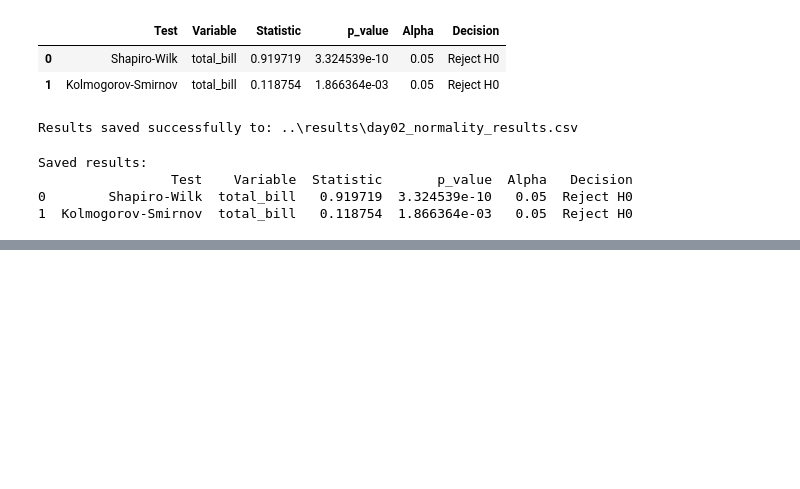
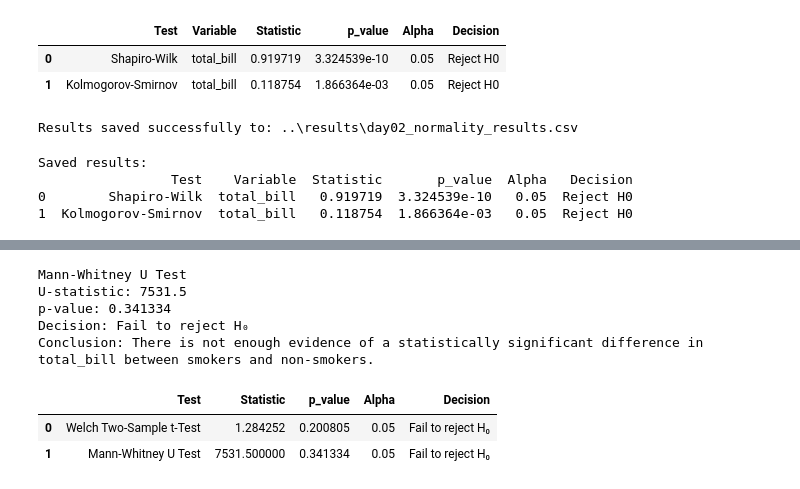
Before and after one commit to shaiksiraj04/RabTech-Academy-Internship, a Jupyter notebook: Task-3/notebooks/Task_3_Statistical_Analysis.ipynb, the cells around one changed output, grey strips where cells are left out. Cells and saved outputs as stored; diff of their text form; code cells hidden in the pictures; blank space fills up the shorter version.

```diff
--- a/Task-3/notebooks/Task_3_Statistical_Analysis.ipynb
+++ b/Task-3/notebooks/Task_3_Statistical_Analysis.ipynb
@@ -255,0 +333,56 @@ Saved results:
+# %%
+# Mann-Whitney U test
+
+u_stat, u_p = stats.mannwhitneyu(
+    smoker_yes,
+    smoker_no,
+    alternative="two-sided"
+)
+
+print("Mann-Whitney U Test")
+print("U-statistic:", round(u_stat, 4))
+print("p-value:", round(u_p, 6))
+
+if u_p < alpha:
+    print("Decision: Reject H₀")
+    print("Conclusion: There is evidence of a statistically significant difference in total_bill between smokers and non-smokers.")
+else:
+    print("Decision: Fail to reject H₀")
+    print("Conclusion: There is not enough evidence of a statistically significant difference in total_bill between smokers and non-smokers.")
+# %% [output]
+Mann-Whitney U Test
+U-statistic: 7531.5
+p-value: 0.341334
+Decision: Fail to reject H₀
+Conclusion: There is not enough evidence of a statistically significant difference in total_bill between smokers and non-smokers.
+# %%
+# Compare the two statistical tests
+
+two_group_results = pd.DataFrame({
+    "Test": [
+        "Welch Two-Sample t-Test",
+        "Mann-Whitney U Test"
+    ],
+    "Statistic": [
+        t_stat,
+        u_stat
+    ],
+    "p_value": [
+        t_p,
+        u_p
+    ],
+    "Alpha": [
+        alpha,
+        alpha
+    ],
+    "Decision": [
+        "Reject H₀" if t_p < alpha else "Fail to reject H₀",
+        "Reject H₀" if u_p < alpha else "Fail to reject H₀"
+    ]
+})
+
+two_group_results
+# %% [output]
+|  | Test | Statistic | p_value | Alpha | Decision |
+| 0 | Welch Two-Sample t-Test | 1.284252 | 0.200805 | 0.05 | Fail to reject H₀ |
+| 1 | Mann-Whitney U Test | 7531.500000 | 0.341334 | 0.05 | Fail to reject H₀ |
```
Also changed, not shown: parts of 7 cells of this notebook, 3 other files.
